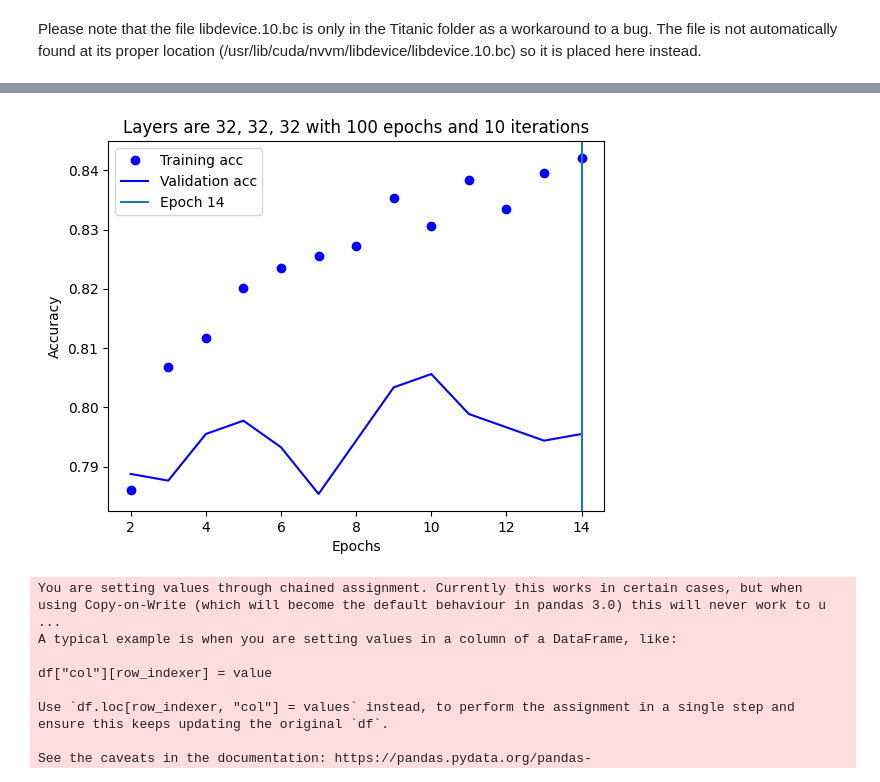
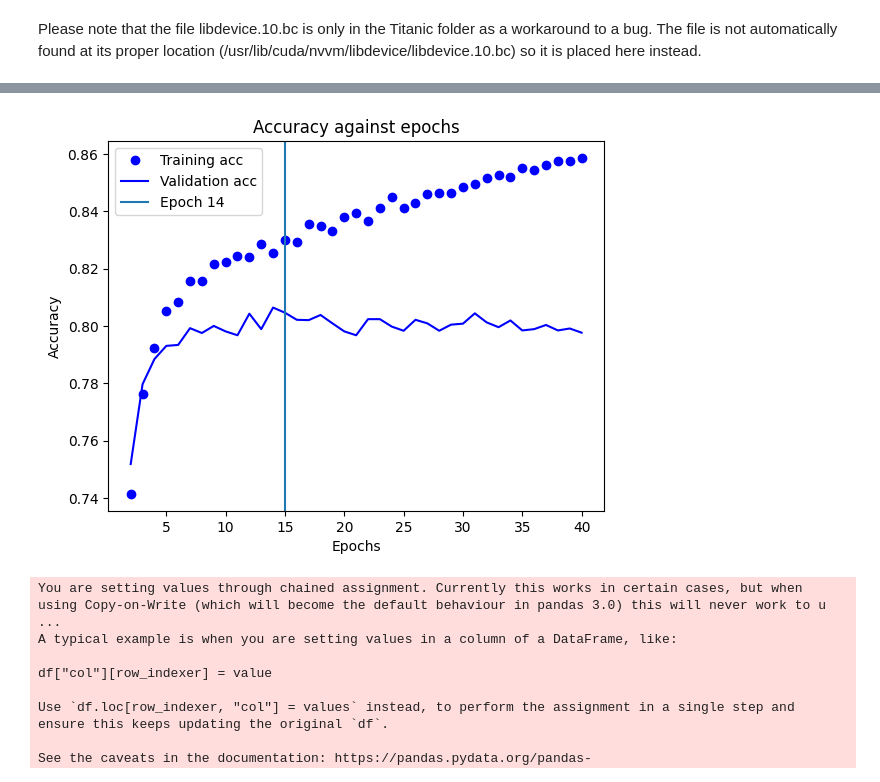
Before and after one commit to benvlasto/Deep-Learning-with-Python, a Jupyter notebook: Kaggle/Titanic/titanic-model.ipynb, the cells around one changed output, grey strips where cells are left out. Saved outputs shown, nothing was run; the diff lists cells and outputs as text; code cells hidden in the pictures.

Commit message:
Messing about with different models
Tried different size models but saw no improvement above 77.5%

```diff
--- a/Kaggle/Titanic/titanic-model.ipynb
+++ b/Kaggle/Titanic/titanic-model.ipynb
@@ -142,8 +142,8 @@ df = pd.read_csv("train.csv")
 df = preprocess_df(df)
 
 k = 5 # This value seems to work fine
-num_epochs = 14 # When testing new models, set this high enough to see overfitting (assuming model is powerful enough to overfit)
-iterations = 1 # If accuracy scores have high variance, increase iterations to 5 (smoother) or 10 (smoothest)
+num_epochs = 40 # When testing new models, set this high enough to see overfitting (assuming model is powerful enough to overfit)
+iterations = 10 # If accuracy scores have high variance, increase iterations to 5 (smoother) or 10 (smoothest)
 avg_train_accuracy = np.empty((iterations,num_epochs))
 avg_val_accuracy = np.empty((iterations,num_epochs))
 
@@ -193,19 +184,19 @@ KeyboardInterrupt:
 # %%
 # Plot training and validation accuracy for each epoch
 
 cut = 1 # This removes first epoch (usually very incorrect) to help the graph scale correctly
 epochs = range(cut+1, num_epochs + 1)
 plt.plot(epochs, avg_train_accuracy[cut:], "bo", label="Training acc")
 plt.plot(epochs, avg_val_accuracy[cut:], "b", label="Validation acc")
-plt.axvline(14, label="Epoch 14")
-#plt.title("Layers are 32, 32, 32 with 100 epochs and 10 iterations")
+plt.axvline(15, label="Epoch 14")
+plt.title("Accuracy against epochs")
 plt.xlabel("Epochs")
 plt.ylabel("Accuracy")
 plt.legend()
 #plt.savefig("good fitting info.png")
 plt.show()
 # %% [output]
-[figure, old version]
+[figure, new version]
 # %%
 # Building and training a new model from scratch, using all data, for generating predictions
 
```
Also changed, not shown: parts of 4 cells of this notebook, 2 other files.
